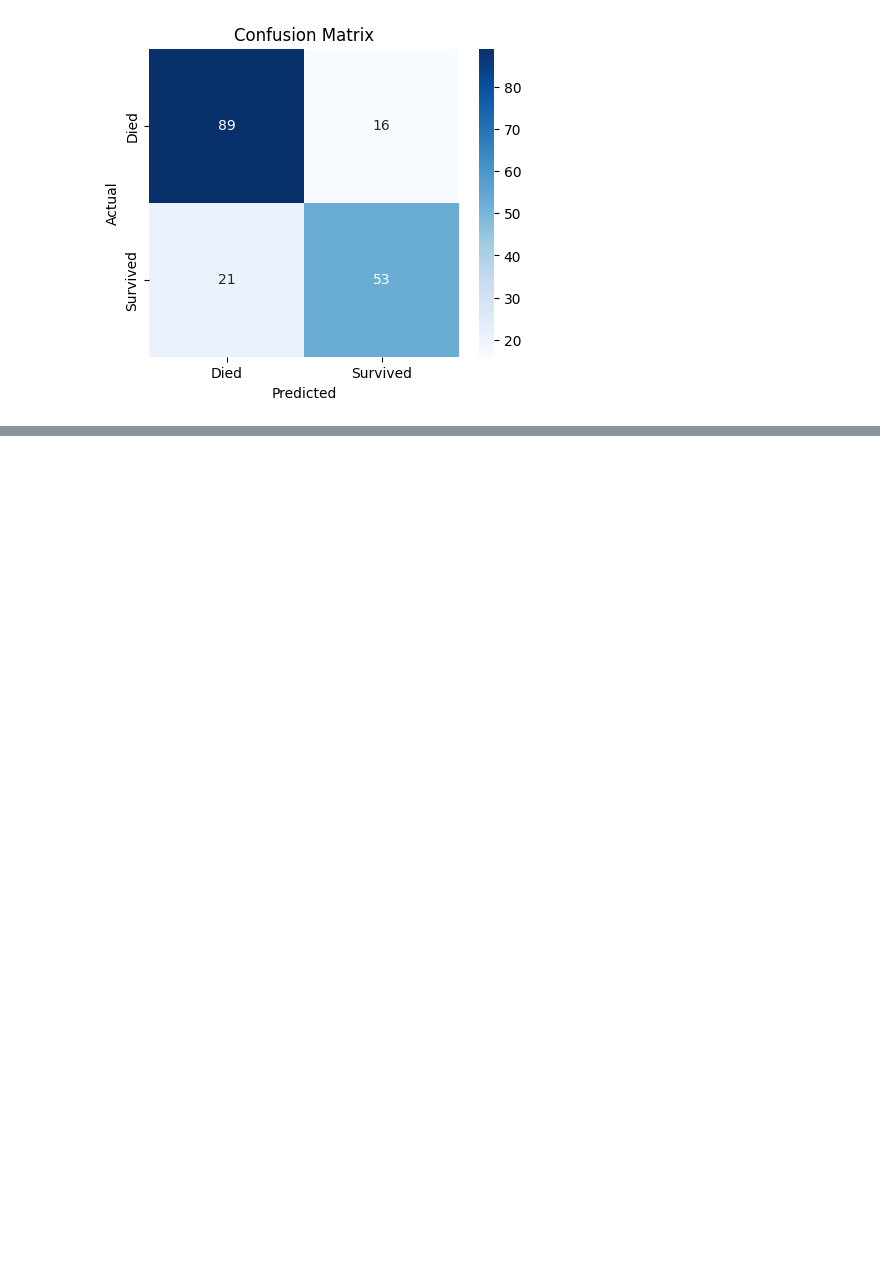
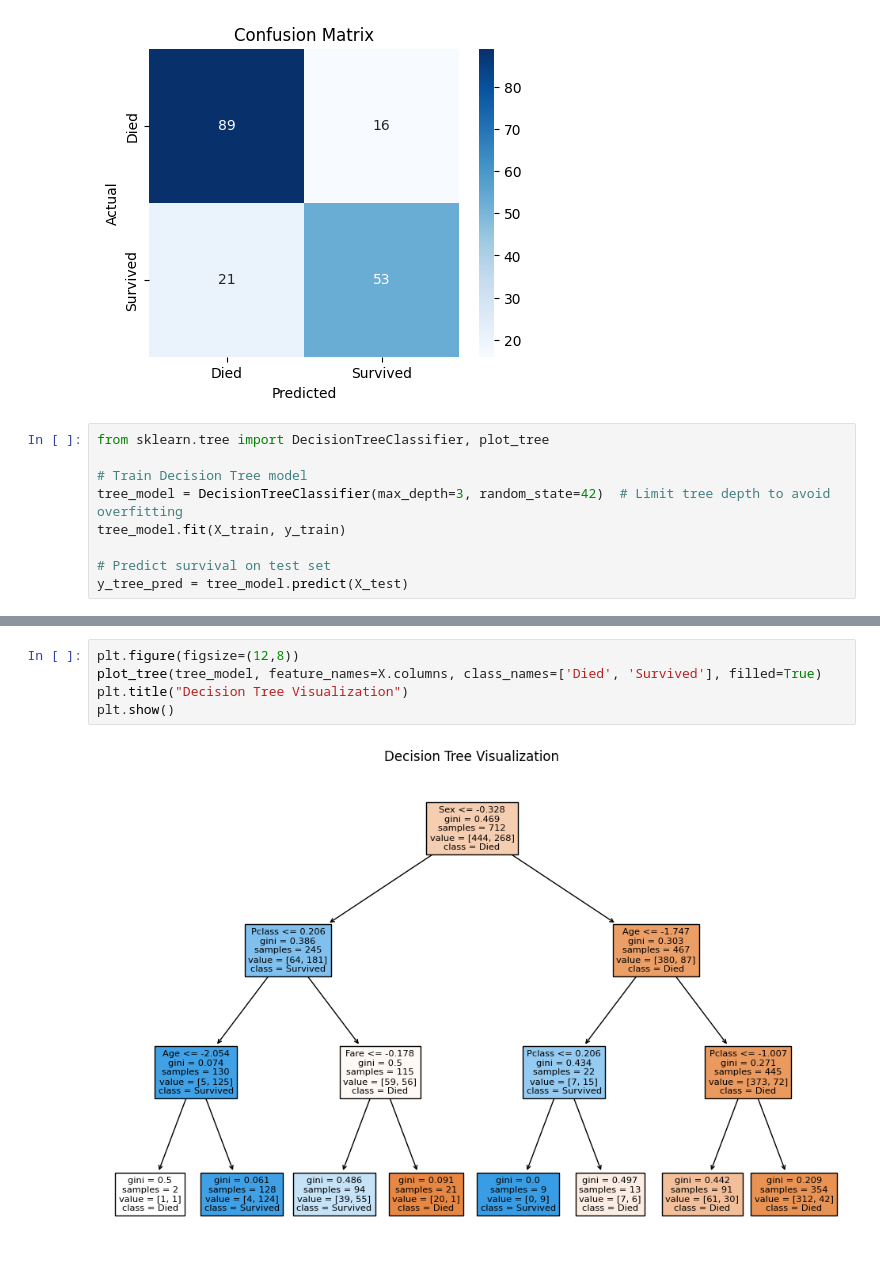
Before and after one commit to HMurawski/dump, a Jupyter notebook: dump_learning/February 25'/240225/44.ipynb, the cells around one changed output, grey strips where cells are left out. Cells and saved outputs as stored; diff of their text form; blank space fills up the shorter version.

Commit message:
decision trees

```diff
--- a/dump_learning/February 25'/240225/44.ipynb
+++ b/dump_learning/February 25'/240225/44.ipynb
@@ -472,3 +472,12 @@ plt.title("Confusion Matrix")
 plt.show()
 # %% [output]
 [figure]
+# %%
+from sklearn.tree import DecisionTreeClassifier, plot_tree
+
+# Train Decision Tree model
+tree_model = DecisionTreeClassifier(max_depth=3, random_state=42)  # Limit tree depth to avoid overfitting
+tree_model.fit(X_train, y_train)
+
+# Predict survival on test set
+y_tree_pred = tree_model.predict(X_test)
@@ -474,0 +501,7 @@ plt.show()
+# %%
+plt.figure(figsize=(12,8))
+plot_tree(tree_model, feature_names=X.columns, class_names=['Died', 'Survived'], filled=True)
+plt.title("Decision Tree Visualization")
+plt.show()
+# %% [output]
+[figure, added]
```
Also changed, not shown: parts of 2 cells of this notebook.
